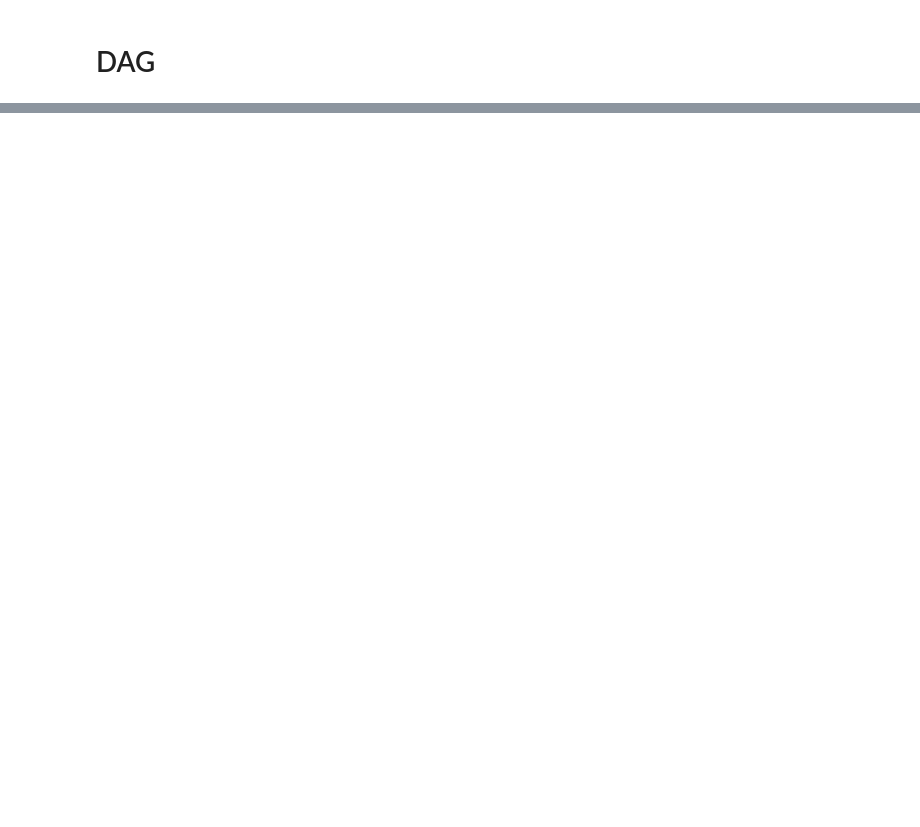
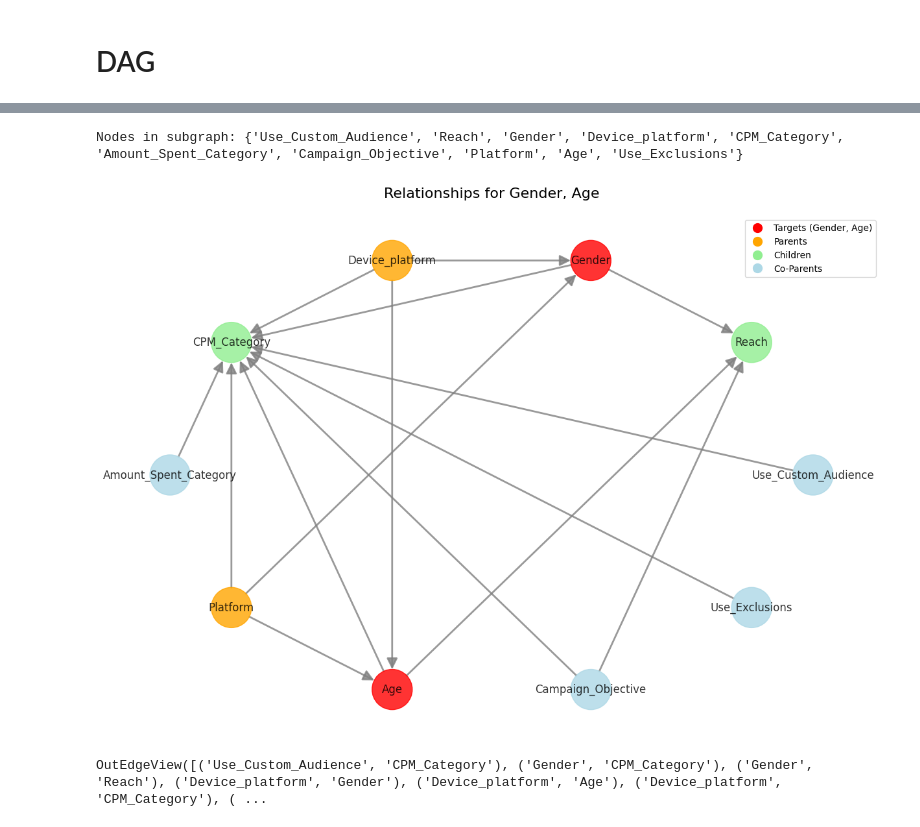
Before and after one commit to typedwinter/CS5340, a Jupyter notebook: main.ipynb, the cells around one changed output, grey strips where cells are left out. Drawn from its saved outputs; the diff is of its cells as text; code cells hidden in the pictures; blank space fills up the shorter version.

Commit message:
1. fixed bug in nodes and edges cell block 2. added subgraph to visualize simplified conditionals for Gender and Age based on DAG 3. EM - MAP to impute latents Gender and Age into df

```diff
--- a/main.ipynb
+++ b/main.ipynb
@@ -545,0 +721,77 @@ All nodes found. Adding all nodes.
+# %%
+import networkx as nx
+import matplotlib.pyplot as plt
+
+target_nodes = ["Gender", "Age"]  # Target nodes
+
+# Check if target nodes exist
+for target_node in target_nodes:
+    if target_node not in model.nodes():
+        print(f"Error: '{target_node}' not found. Available nodes: {list(model.nodes())}")
+        exit()
+
+# Create subgraph for all target nodes
+relevant_nodes = set(target_nodes)
+for target_node in target_nodes:
+    relevant_nodes.update(model.predecessors(target_node))  # Parents
+    relevant_nodes.update(model.successors(target_node))    # Children
+
+    # Add co-parents
+    for child in model.successors(target_node):
+        relevant_nodes.update(model.predecessors(child))
+
+print("Nodes in subgraph:", relevant_nodes)
+
+if len(relevant_nodes) == 0:
+    print(f"No connections found for '{target_nodes}'")
+else:
+    plt.figure(figsize=(12, 8))
+    subgraph = model.subgraph(relevant_nodes)
+
+    try:
+        pos = nx.kamada_kawai_layout(subgraph)
+    except:
+        pos = nx.shell_layout(subgraph)
+
+    node_colors = []
+    for node in subgraph.nodes():
+        if node in target_nodes:
+            node_colors.append("red")
+        elif node in model.predecessors(target_nodes[0]) or node in model.predecessors(target_nodes[1]):
+            node_colors.append("orange")
+        elif node in model.successors(target_nodes[0]) or node in model.successors(target_nodes[1]):
+            node_colors.append("lightgreen")
+        else:
+            node_colors.append("lightblue")
+
+    nx.draw(
+        subgraph, pos,
+        with_labels=True,
+        node_color=node_colors,
+        node_size=2000,
+        font_size=12,
+        arrowsize=25,
+        edge_color="gray",
+        width=2.0,
+        alpha=0.8
+    )
+
+    from matplotlib.lines import Line2D
+    legend_elements = [
+        Line2D([0], [0], marker='o', color='w', label=f'Targets ({", ".join(target_nodes)})', markerfacecolor='red', markersize=12),
+        Line2D([0], [0], marker='o', color='w', label='Parents', markerfacecolor='orange', markersize=12),
+        Line2D([0], [0], marker='o', color='w', label='Children', markerfacecolor='lightgreen', markersize=12),
+        Line2D([0], [0], marker='o', color='w', label='Co-Parents', markerfacecolor='lightblue', markersize=12)
+    ]
+    plt.legend(handles=legend_elements, loc='upper right')
+
+    plt.title(f"Relationships for {', '.join(target_nodes)}", fontsize=16, pad=20)
+    plt.tight_layout()
+    plt.show()
+# %% [output]
+Nodes in subgraph: {'Use_Custom_Audience', 'Reach', 'Gender', 'Device_platform', 'CPM_Category', 'Amount_Spent_Category', 'Campaign_Objective', 'Platform', 'Age', 'Use_Exclusions'}
+[figure, added]
+# %%
+subgraph.edges
+# %% [output]
+OutEdgeView([('Use_Custom_Audience', 'CPM_Category'), ('Gender', 'CPM_Category'), ('Gender', 'Reach'), ('Device_platform', 'Gender'), ('Device_platform', 'Age'), ('Device_platform', 'CPM_Category'), ( ...
```
Also changed, not shown: parts of 8 cells of this notebook.
